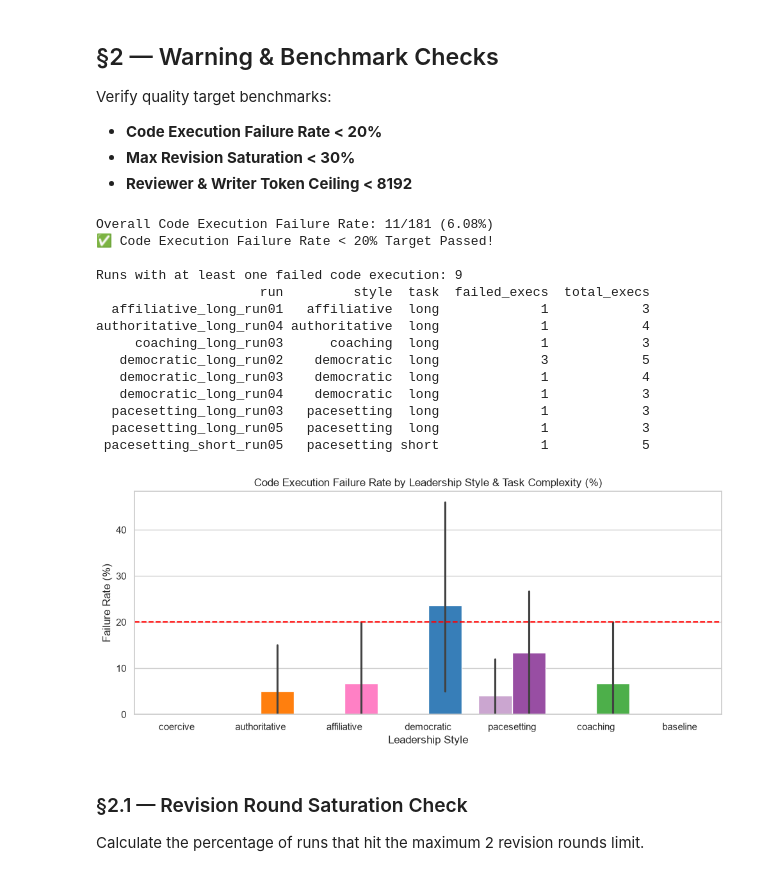
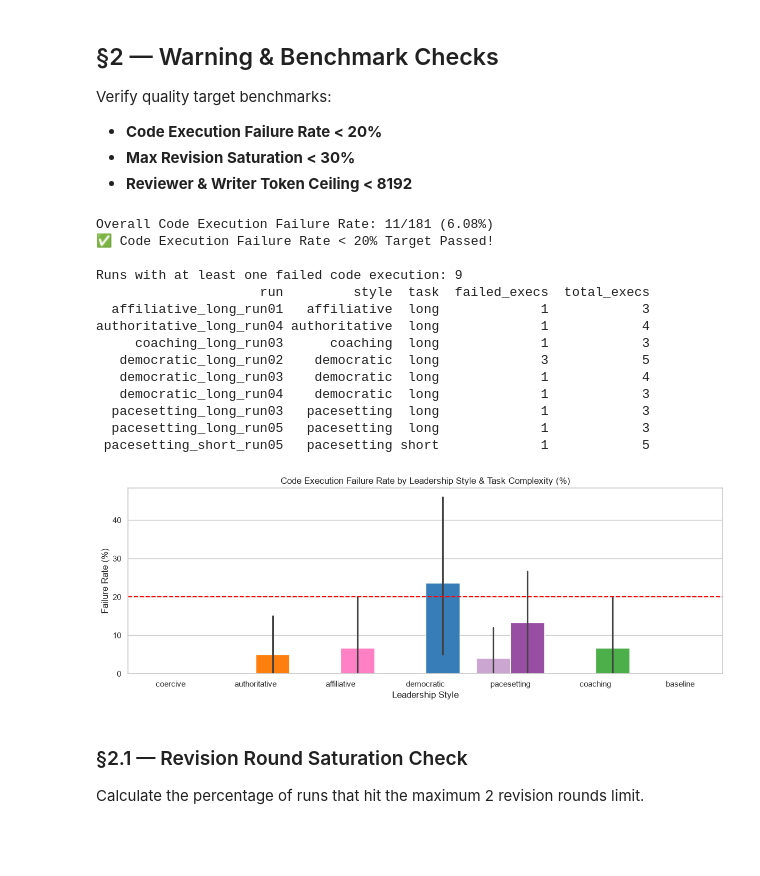
Before and after one commit to helenavioletta/MAS_leadershipstyles, a Jupyter notebook: notebooks/02_validation_check.ipynb, the cells around one changed output. Cells and saved outputs as stored; diff of their text form; code cells hidden in the pictures; blank space fills up the shorter version.

```diff
--- a/notebooks/02_validation_check.ipynb
+++ b/notebooks/02_validation_check.ipynb
@@ -438,35 +450,35 @@ if failed_runs:
     print(df_failed_runs.to_string(index=False))
 else:
     print('\nNo runs had failed code executions.')
 
-plt.figure(figsize=(10, 4.5))
+plt.figure(figsize=(12, 4.5))
 sns.barplot(data=df_exec, x='style', y='fail_rate', hue='task', order=STYLE_ORDER, legend=False, hue_order=['short', 'long'])
 color_style_task_bars(plt.gca())
 
 plt.axhline(20, color='red', linestyle='--', label='20% Threshold')
 plt.title('Code Execution Failure Rate by Leadership Style & Task Complexity (%)')
 plt.ylabel('Failure Rate (%)')
 plt.xlabel('Leadership Style')
 
 plt.tight_layout()
 save_fig('02_exec_failure_rate')
 plt.show()
 # %% [output]
 Overall Code Execution Failure Rate: 11/181 (6.08%)
 ✅ Code Execution Failure Rate < 20% Target Passed!
 
 Runs with at least one failed code execution: 9
                      run         style  task  failed_execs  total_execs
   affiliative_long_run01   affiliative  long             1            3
 authoritative_long_run04 authoritative  long             1            4
      coaching_long_run03      coaching  long             1            3
    democratic_long_run02    democratic  long             3            5
    democratic_long_run03    democratic  long             1            4
    democratic_long_run04    democratic  long             1            3
   pacesetting_long_run03   pacesetting  long             1            3
   pacesetting_long_run05   pacesetting  long             1            3
  pacesetting_short_run05   pacesetting short             1            5
-[figure, old version]
+[figure, new version]
 # %% [markdown]
 ### §2.1 — Revision Round Saturation Check
 
```
Also changed, not shown: parts of 9 cells of this notebook, 17 other files.
